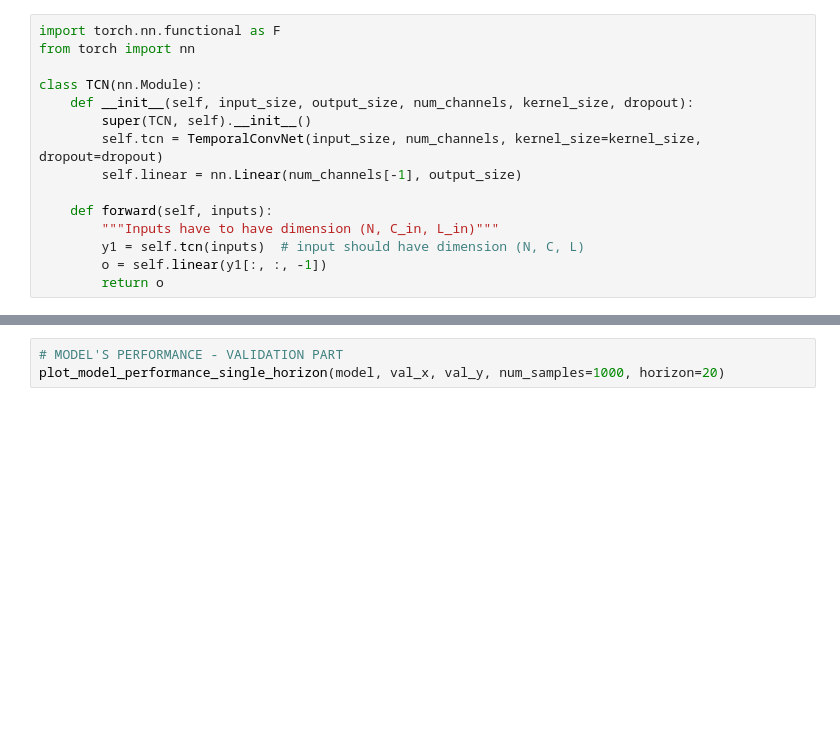
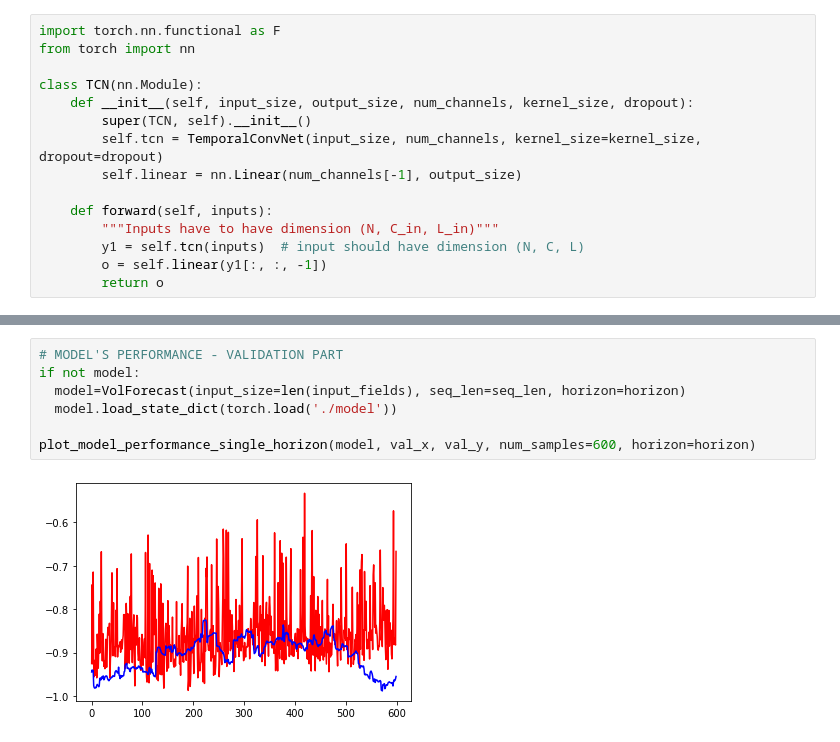
Before and after one commit to sashavoit-zz/volatility-trader, a Jupyter notebook: net.ipynb, the cells around one changed output, grey strips where cells are left out. Saved outputs shown, nothing was run; the diff lists cells and outputs as text; blank space fills up the shorter version.

```diff
--- a/net.ipynb
+++ b/net.ipynb
@@ -276,3 +338,9 @@ plot_model_performance_single_horizon(model, train_x, train_y, num_samples=600,
 # %%
 # MODEL'S PERFORMANCE - VALIDATION PART
-plot_model_performance_single_horizon(model, val_x, val_y, num_samples=1000, horizon=20)
+if not model:
+  model=VolForecast(input_size=len(input_fields), seq_len=seq_len, horizon=horizon)
+  model.load_state_dict(torch.load('./model'))
+
+plot_model_performance_single_horizon(model, val_x, val_y, num_samples=600, horizon=horizon)
+# %% [output]
+[figure, added]
```
Also changed, not shown: parts of 12 cells of this notebook.
